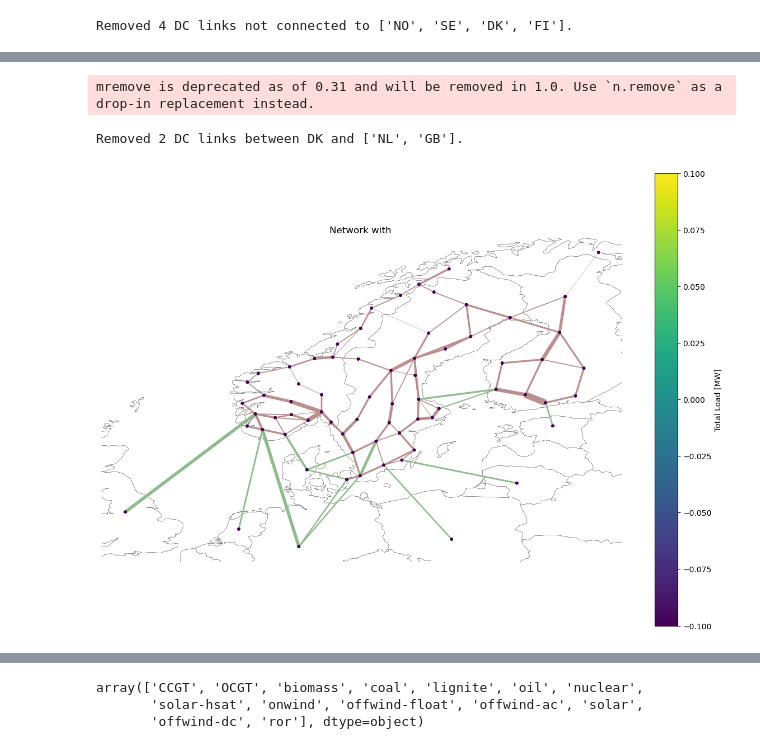
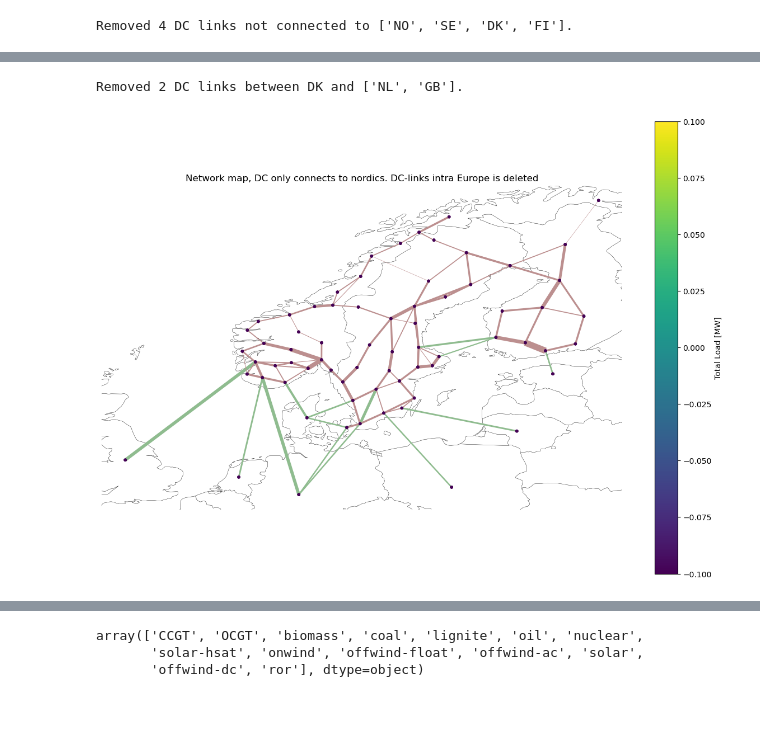
Before and after one commit to Pumpekraftverk/FM4017-Project, a Jupyter notebook: NordicGridWithWeights_DC_Links_included.ipynb, the cells around one changed output, grey strips where cells are left out. Saved outputs shown, nothing was run; the diff lists cells and outputs as text; code cells hidden in the pictures; blank space fills up the shorter version.

```diff
--- a/NordicGridWithWeights_DC_Links_included.ipynb
+++ b/NordicGridWithWeights_DC_Links_included.ipynb
@@ -151,6 +175,8 @@ n.buses.head()
 | EE2 0 | 380.0 |  | 25.591409 | 58.974010 | AC |  |  | 1.0 | 0.0 | ... |
 | FI1 0 | 380.0 |  | 21.920495 | 61.332573 | AC |  |  | 1.0 | 0.0 | ... |
 # %%
-#Copying n to nw, for n working. Deleting bus in Northern Ireland and everything connected to it.
+#Copying n to nw, for n working. Deleting buses in Northern Ireland and everything connected to it.
 nw = n.copy()
-nw.remove("Bus", ["GB4 0"])
+nw.remove("Bus", ["GB4 0", "GB4 0 H2", "GB4 0 battery"])
+
+[b for b in nw.buses.index if "GB4" in b]  #If empty list is returns, every bus is gone
@@ -208,5 +184,0 @@ plt.show()
-# %%
-#Deleting more buses in Northern Ireland, as this is what caused the node dot to still remain in the map after "deleting" bus4 0
-
-nw.remove("Bus", ["GB4 0 H2", "GB4 0 battery"])
-[b for b in nw.buses.index if "GB4" in b]
@@ -367,68 +259,28 @@ plt.show()
 # %%
-# Define unwanted partner countries
+# Deleting links connecting mainland DK to NL and GB, as mainland DK is not part of Nordic Synchronous grid.
 remove_partners = ["NL", "GB"]
 
 # Identify DC links (carrier contains "DC")
 mask_dc = nw.links.carrier.str.contains("DC", case=False, na=False)
 
 # Identify links where one side is DK and the other is in the remove list
 mask_dk_to_remove = mask_dc & (
     (nw.links.bus0.str.startswith("DK") & nw.links.bus1.str[:2].isin(remove_partners)) |
     (nw.links.bus1.str.startswith("DK") & nw.links.bus0.str[:2].isin(remove_partners))
 )
 
 # Select those link names
 links_to_remove = nw.links.index[mask_dk_to_remove]
 
 # Remove them
-nw.mremove("Link", links_to_remove)
+nw.remove("Link", links_to_remove)
 
 print(f"Removed {len(links_to_remove)} DC links between DK and {remove_partners}.")
 
-# Recompute bus loading AFTER bus deletion
-bus_loading = nw.loads_t.p.sum(axis=0)
-bus_loading = bus_loading.reindex(nw.buses.index).fillna(0)
-
-# Line widths
-line_capacities = nw.lines.s_nom.copy()
-line_widths = 0.1 + 8 * line_capacities / line_capacities.max()
-
-# Link widths
-if not nw.links.empty:
-    link_capacities = nw.links.p_nom.copy()
-    link_widths = 0.1 + 4 * link_capacities / link_capacities.max()
-else:
-    link_widths = None
-
-# Plot
-fig = plt.figure(figsize=(15, 15))
-ax = plt.axes(projection=ccrs.PlateCarree())
-
-nw.plot.map(
-    ax=ax,
-    bus_colors=bus_loading,
-    bus_sizes=0.01,
-    line_alpha=1,
-    line_widths=line_widths,
-    link_alpha=1,
-    link_widths=link_widths
-)
-
-# Colorbar
-sm = plt.cm.ScalarMappable(
-    cmap=plt.cm.viridis,
-    norm=plt.Normalize(vmin=bus_loading.min(), vmax=bus_loading.max())
-)
-sm.set_array([])
-cbar = plt.colorbar(sm, ax=ax, shrink=0.7)
-cbar.set_label("Total Load [MW]")
-
-plt.title("Network with ")
-plt.show()
+plot_network_map(nw, title="Network map, DC only connects to nordics. DC-links intra Europe is deleted")
 # %% [output]
-mremove is deprecated as of 0.31 and will be removed in 1.0. Use `n.remove` as a drop-in replacement instead.
+Removed 2 DC links between DK and ['NL', 'GB'].
-Removed 2 DC links between DK and ['NL', 'GB'].
-[figure, old version]
+[figure, new version]
 # %%
 norway_zone_map = {
     "NOS1": "NO1",
```
Also changed, not shown: parts of 8 cells of this notebook.
